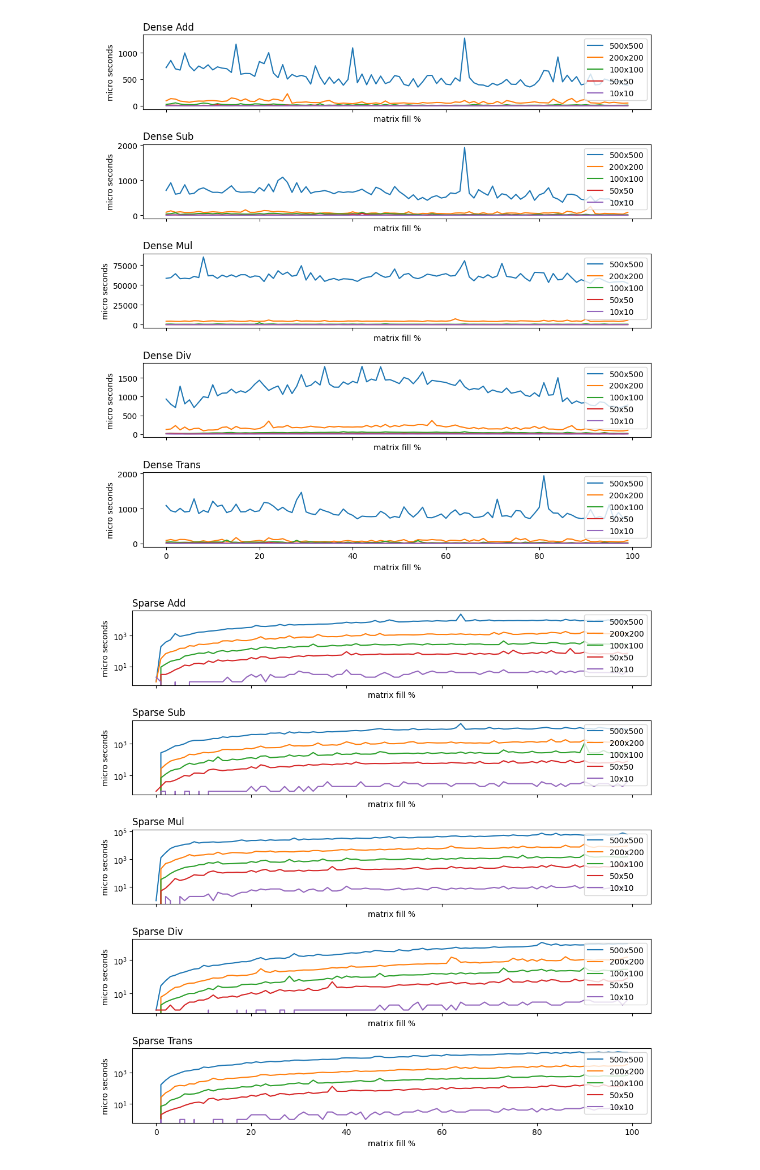
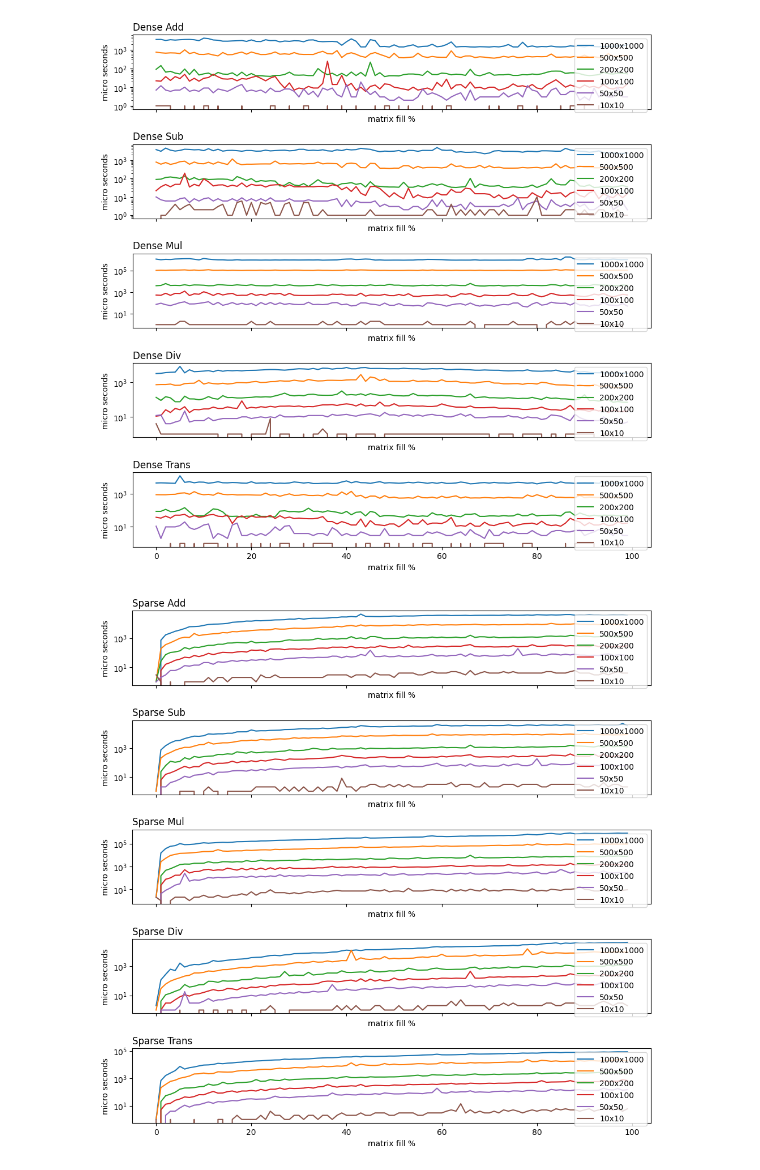
Before and after one commit to YubinMoon/DataStructure-Class5, a Jupyter notebook: 1-Array/analysis.ipynb, the cells around one changed output. Cells and saved outputs as stored; diff of their text form; code cells hidden in the pictures.

```diff
--- a/1-Array/analysis.ipynb
+++ b/1-Array/analysis.ipynb
@@ -80,30 +80,32 @@ len(parsed_data)
 # %%
 def show_plot(type,op,ax:plt.Axes):
+    ax.plot(range(100),get_data('1000x1000',f'{type} {op}'), label="1000x1000")
     ax.plot(range(100),get_data('500x500',f'{type} {op}'), label="500x500")
     ax.plot(range(100),get_data('200x200',f'{type} {op}'), label='200x200')
     ax.plot(range(100),get_data('100x100',f'{type} {op}'), label="100x100")
     ax.plot(range(100),get_data('50x50',f'{type} {op}'), label="50x50")
     ax.plot(range(100),get_data('10x10',f'{type} {op}'), label='10x10')
     ax.set_title(f"{type} {op}", loc="left")
     ax.set_ylabel("micro seconds")
     ax.set_xlabel('matrix fill %')
     ax.legend(loc="upper right")
-    # ax.set_yscale('log')
+    ax.set_yscale('log')
 
 fig, axes = plt.subplots(nrows=5, ncols=1, figsize=(10,10), sharex=True)
 
 show_plot('Dense','Add',axes[0])
 show_plot('Dense','Sub',axes[1])
 show_plot('Dense','Mul',axes[2])
 show_plot('Dense','Div',axes[3])
 show_plot('Dense','Trans',axes[4])
 
 plt.tight_layout()
 plt.show()
 # %% [output]
-[figure, old version]
+[figure, new version]
 # %%
 def show_plot(type,op,ax:plt.Axes):
+    ax.plot(range(100),get_data('1000x1000',f'{type} {op}'), label="1000x1000")
     ax.plot(range(100),get_data('500x500',f'{type} {op}'), label="500x500")
     ax.plot(range(100),get_data('200x200',f'{type} {op}'), label='200x200')
     ax.plot(range(100),get_data('100x100',f'{type} {op}'), label="100x100")
@@ -126,7 +128,7 @@ show_plot('Sparse','Trans',axes[4])
 plt.tight_layout()
 plt.show()
 # %% [output]
-[figure, old version]
+[figure, new version]
 # %%
 def show_plot():
     plt.plot(range(100),get_data('500x500','Sparse Mul'), label="500x500")
```
Also changed, not shown: parts of 5 cells of this notebook, 1 other file.
